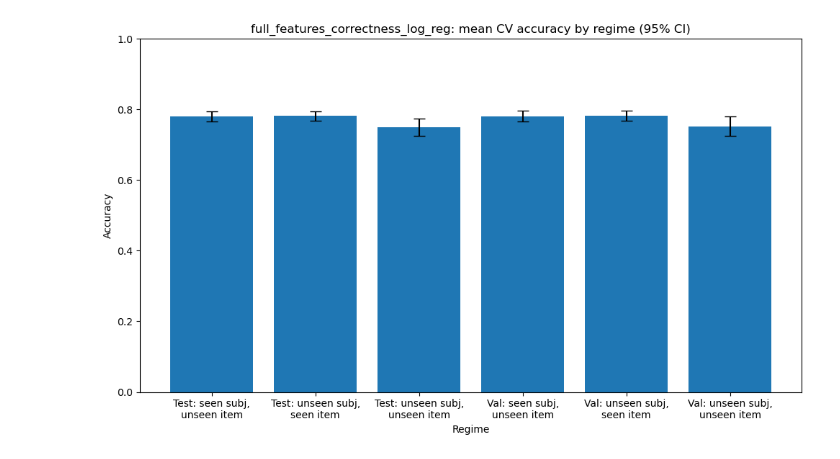
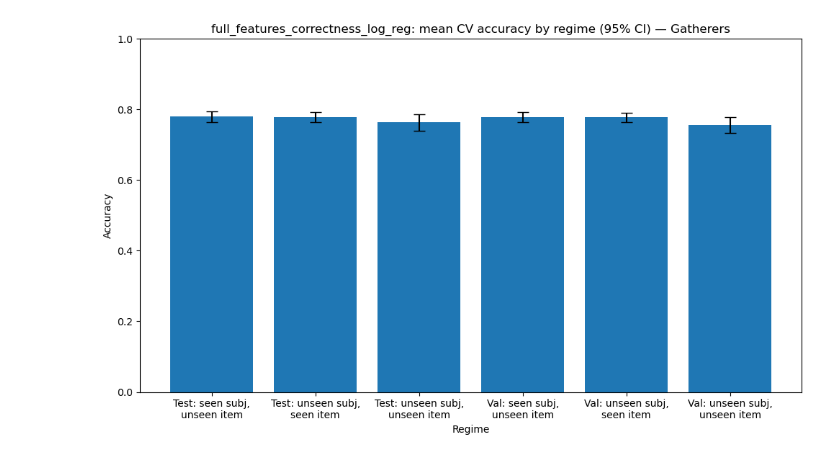
Before and after one commit to Mormorfor/QA_eyetracking, a Jupyter notebook: notebooks/cross_validation_run.ipynb, the cells around one changed output. Drawn from its saved outputs; the diff is of its cells as text; code cells hidden in the pictures.

```diff
--- a/notebooks/cross_validation_run.ipynb
+++ b/notebooks/cross_validation_run.ipynb
@@ -12,4 +18,3 @@ Trying to import in ABI mode.
 # %%
-hunters = pd.read_csv("../data/hunters.csv")
-gatherers = pd.read_csv("../data/gatherers.csv")
-all_participants = pd.concat([hunters, gatherers], ignore_index=True)
+hunters = pd.read_csv(HUNTERS_PROCESSED_PATH)
+gatherers = pd.read_csv(GATHERERS_PROCESSED_PATH)
@@ -52,18 +36,15 @@ def builder_fn_local(d: pd.DataFrame):
 # %%
-cv_out = run_cross_validation_on_predefined_folds(
+cv_out_gatherers = run_cross_validation_on_predefined_folds(
     df=gatherers,
-    fold_dir="../data/GatherersFolds",
+    fold_dir=GATHERERS_FOLDS_DIR,
     model_builders={
-        "full_features_correctness_log_reg": lambda: FullFeaturesCorrectnessLogRegModel(),
+        "full_features_correctness_log_reg": lambda: TrialLevelLogRegModel(),
     },
-    builder_fn=builder_fn_local,
     target_col=Con.IS_CORRECT_COLUMN,
     n_folds=10,
     df_participant_col=Con.PARTICIPANT_ID,
     df_text_col=Con.TEXT_ID_COLUMN,
-    coef_ci_method="wald",
-    coef_ci_cluster="row",
     feature_cols_by_model={
-        "full_features_correctness_log_reg": SELECTED_COLS
+        "full_features_correctness_log_reg": SELECTED_COLS,
     },
 )
@@ -308,4 +99,8 @@ def plot_cv_accuracy_by_regime_pretty(
 # %%
-cv_regime_summary, fig, ax = plot_cv_accuracy_by_regime_pretty(cv_out)
-display(cv_regime_summary)
+cv_regime_summary_gatherers, fig, ax = plot_cv_metric_by_regime_pretty(
+    cv_out_gatherers,
+    metric_col="accuracy",
+)
+ax.set_title(ax.get_title() + " — Gatherers")
+display(cv_regime_summary_gatherers)
 # %% [output]
@@ -319 +114 @@ display(cv_regime_summary)
-[figure, old version]
+[figure, new version]
```
Also changed, not shown: parts of 11 cells of this notebook, 44 other files.
